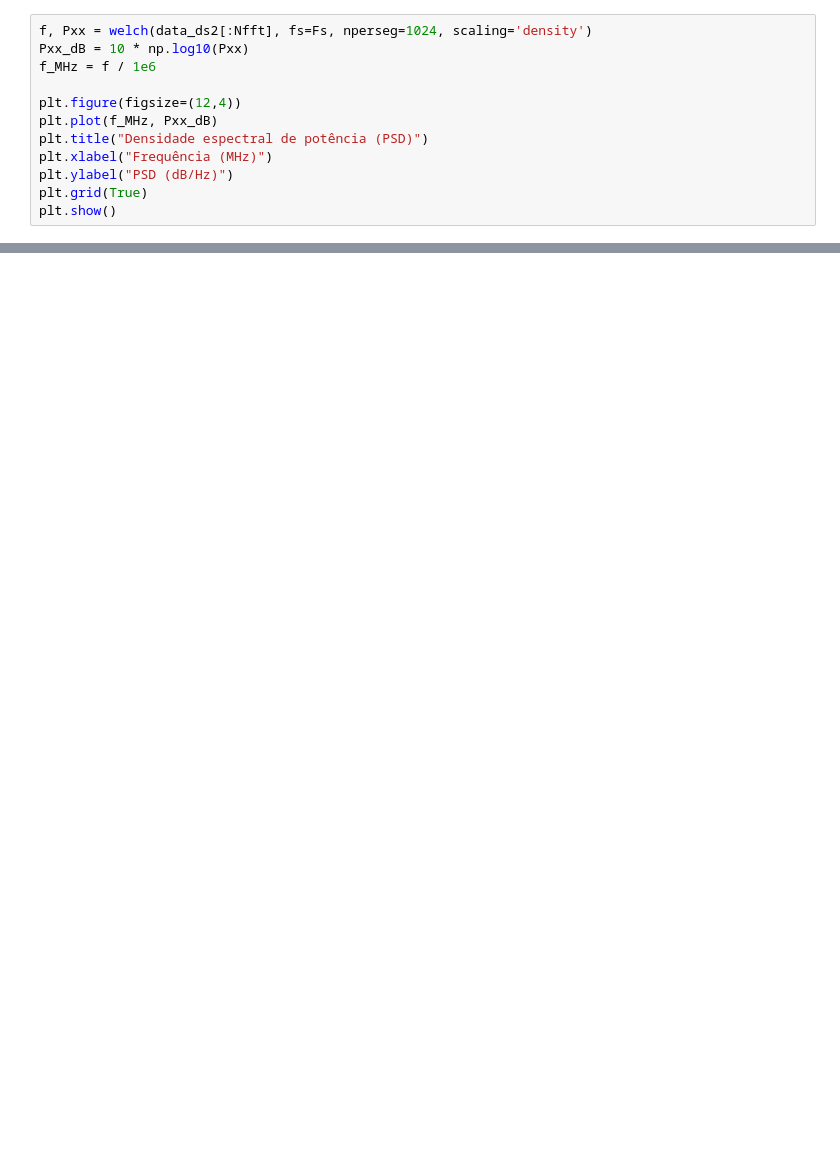
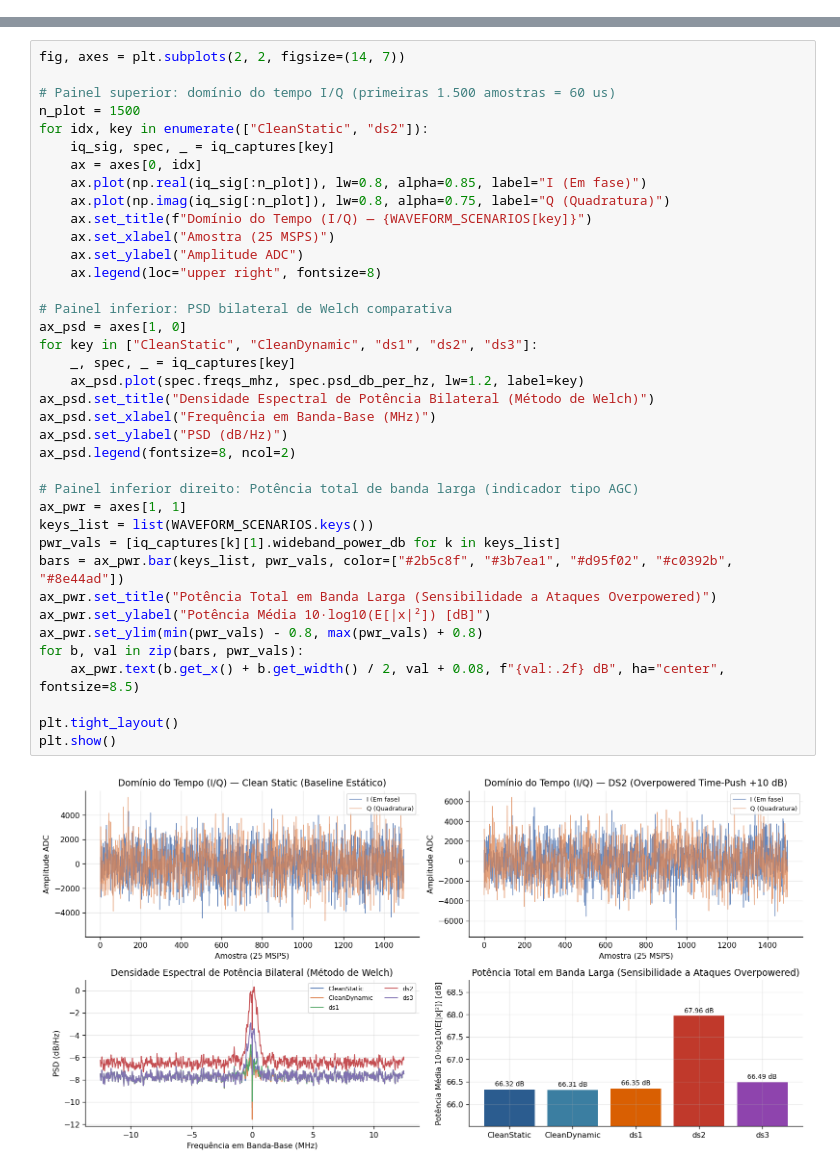
Before and after one commit to Arturvpf/gps-spoofing-detection-texbat, a Jupyter notebook: notebooks/texbat_analysis.ipynb, the cells around one changed output, grey strips where cells are left out. Cells and saved outputs as stored; diff of their text form; blank space fills up the shorter version.

```diff
--- a/notebooks/texbat_analysis.ipynb
+++ b/notebooks/texbat_analysis.ipynb
@@ -317,12 +0,0 @@ plt.show()
-# %%
-f, Pxx = welch(data_ds2[:Nfft], fs=Fs, nperseg=1024, scaling='density')
-Pxx_dB = 10 * np.log10(Pxx)
-f_MHz = f / 1e6
-
-plt.figure(figsize=(12,4))
-plt.plot(f_MHz, Pxx_dB)
-plt.title("Densidade espectral de potência (PSD)")
-plt.xlabel("Frequência (MHz)")
-plt.ylabel("PSD (dB/Hz)")
-plt.grid(True)
-plt.show()
@@ -12295,0 +133,40 @@ SyntaxError: invalid syntax (ipython-input-3378457522.py, line 3)
+# %%
+fig, axes = plt.subplots(2, 2, figsize=(14, 7))
+
+# Painel superior: domínio do tempo I/Q (primeiras 1.500 amostras = 60 us)
+n_plot = 1500
+for idx, key in enumerate(["CleanStatic", "ds2"]):
+    iq_sig, spec, _ = iq_captures[key]
+    ax = axes[0, idx]
+    ax.plot(np.real(iq_sig[:n_plot]), lw=0.8, alpha=0.85, label="I (Em fase)")
+    ax.plot(np.imag(iq_sig[:n_plot]), lw=0.8, alpha=0.75, label="Q (Quadratura)")
+    ax.set_title(f"Domínio do Tempo (I/Q) — {WAVEFORM_SCENARIOS[key]}")
+    ax.set_xlabel("Amostra (25 MSPS)")
+    ax.set_ylabel("Amplitude ADC")
+    ax.legend(loc="upper right", fontsize=8)
+
+# Painel inferior: PSD bilateral de Welch comparativa
+ax_psd = axes[1, 0]
+for key in ["CleanStatic", "CleanDynamic", "ds1", "ds2", "ds3"]:
+    _, spec, _ = iq_captures[key]
+    ax_psd.plot(spec.freqs_mhz, spec.psd_db_per_hz, lw=1.2, label=key)
+ax_psd.set_title("Densidade Espectral de Potência Bilateral (Método de Welch)")
+ax_psd.set_xlabel("Frequência em Banda-Base (MHz)")
+ax_psd.set_ylabel("PSD (dB/Hz)")
+ax_psd.legend(fontsize=8, ncol=2)
+
+# Painel inferior direito: Potência total de banda larga (indicador tipo AGC)
+ax_pwr = axes[1, 1]
+keys_list = list(WAVEFORM_SCENARIOS.keys())
+pwr_vals = [iq_captures[k][1].wideband_power_db for k in keys_list]
+bars = ax_pwr.bar(keys_list, pwr_vals, color=["#2b5c8f", "#3b7ea1", "#d95f02", "#c0392b", "#8e44ad"])
+ax_pwr.set_title("Potência Total em Banda Larga (Sensibilidade a Ataques Overpowered)")
+ax_pwr.set_ylabel("Potência Média 10·log10(E[|x|²]) [dB]")
+ax_pwr.set_ylim(min(pwr_vals) - 0.8, max(pwr_vals) + 0.8)
+for b, val in zip(bars, pwr_vals):
+    ax_pwr.text(b.get_x() + b.get_width() / 2, val + 0.08, f"{val:.2f} dB", ha="center", fontsize=8.5)
+
+plt.tight_layout()
+plt.show()
+# %% [output]
+[figure, added]
```
Also changed, not shown: parts of 412 cells of this notebook, 19 other files.
